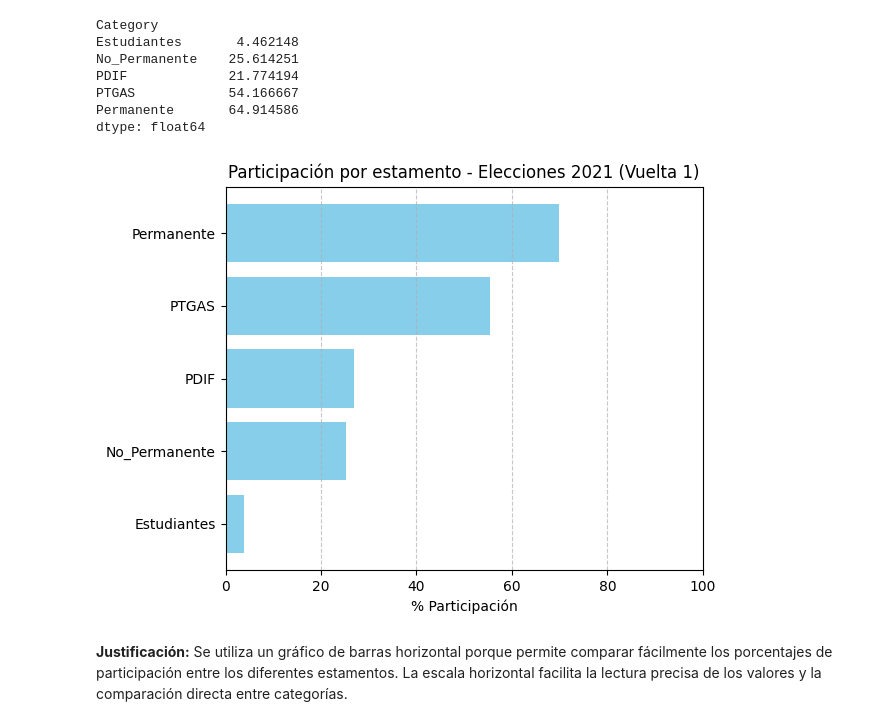
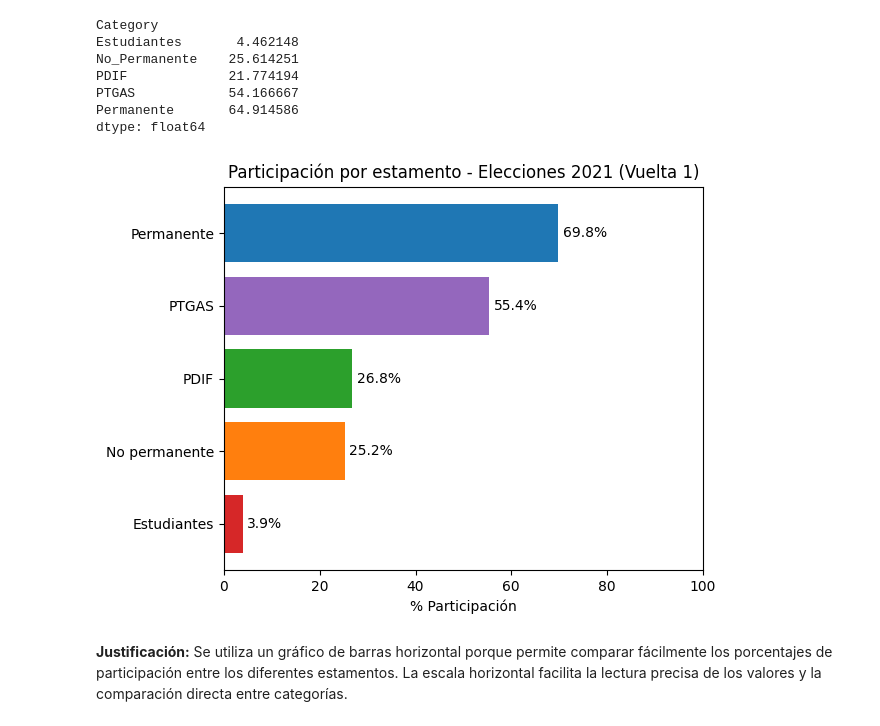
Before and after one commit to gabrieladamasuam/VD_G7312_P04, a Jupyter notebook: Parte1_Elecciones_UAM.ipynb, the cells around one changed output. Drawn from its saved outputs; the diff is of its cells as text; code cells hidden in the pictures.

```diff
--- a/Parte1_Elecciones_UAM.ipynb
+++ b/Parte1_Elecciones_UAM.ipynb
@@ -74,14 +73,3 @@ PDIF             21.774194
 PTGAS            54.166667
 Permanente       64.914586
 dtype: float64
-# %%
-# Gráfico de barras: Participación por estamento (vuelta 1)
-plt.barh(participacion_est_v1.index, participacion_est_v1.values, color='skyblue')
-plt.xlabel('% Participación')
-plt.title('Participación por estamento - Elecciones 2021 (Vuelta 1)')
-plt.xlim(0, 100)
-plt.grid(axis='x', linestyle='--', alpha=0.7)
-plt.tight_layout()
-plt.show()
-# %% [output]
-[figure, removed]
@@ -88,3 +98,16 @@ plt.show()
+# %%
+# Gráfico de barras: Participación por estamento (vuelta 1)
+plt.barh(nombres, participacion_est_v1.values, color=colores)
+plt.xlabel('% Participación')
+plt.title('Participación por estamento - Elecciones 2021 (Vuelta 1)')
+plt.xlim(0, 100)
+# Añadir etiquetas de porcentaje
+for i, v in enumerate(participacion_est_v1.values):
+    plt.text(v + 1, i, f'{v:.1f}%', va='center', fontsize=10)
+plt.tight_layout()
+plt.show()
+# %% [output]
+[figure, added]
 # %% [markdown]
 **Justificación:** Se utiliza un gráfico de barras horizontal porque permite comparar fácilmente los porcentajes de participación entre los diferentes estamentos. La escala horizontal facilita la lectura precisa de los valores y la comparación directa entre categorías.
 # %%
```
Also changed, not shown: parts of 16 cells of this notebook, 2 other files.
